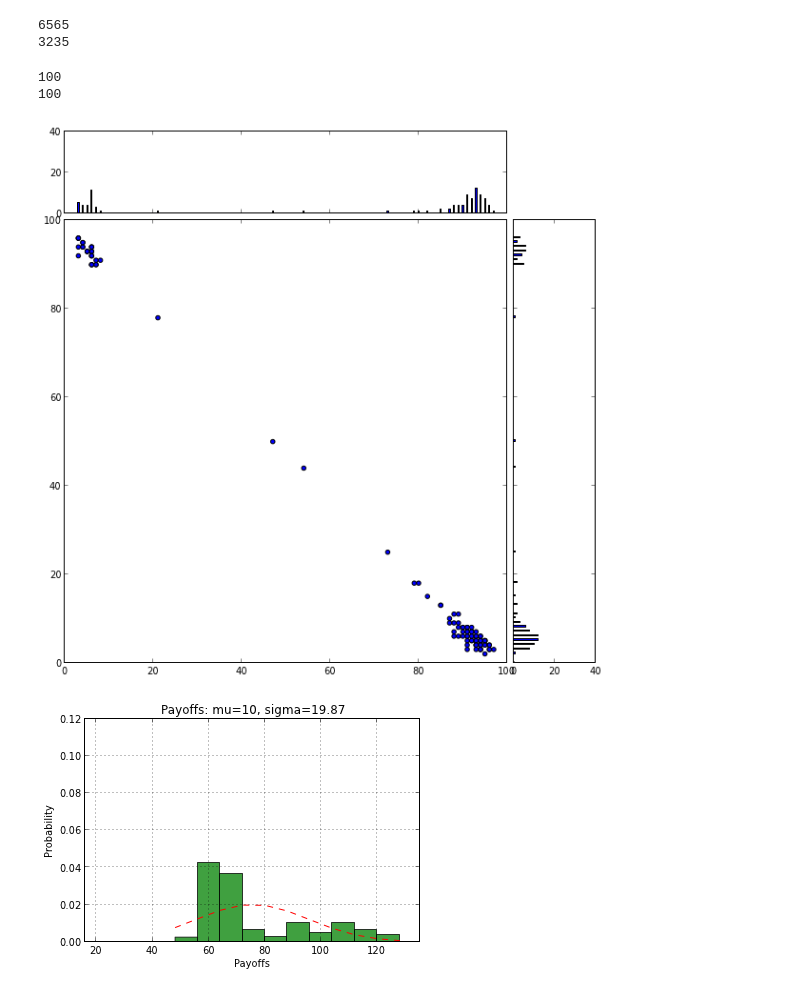
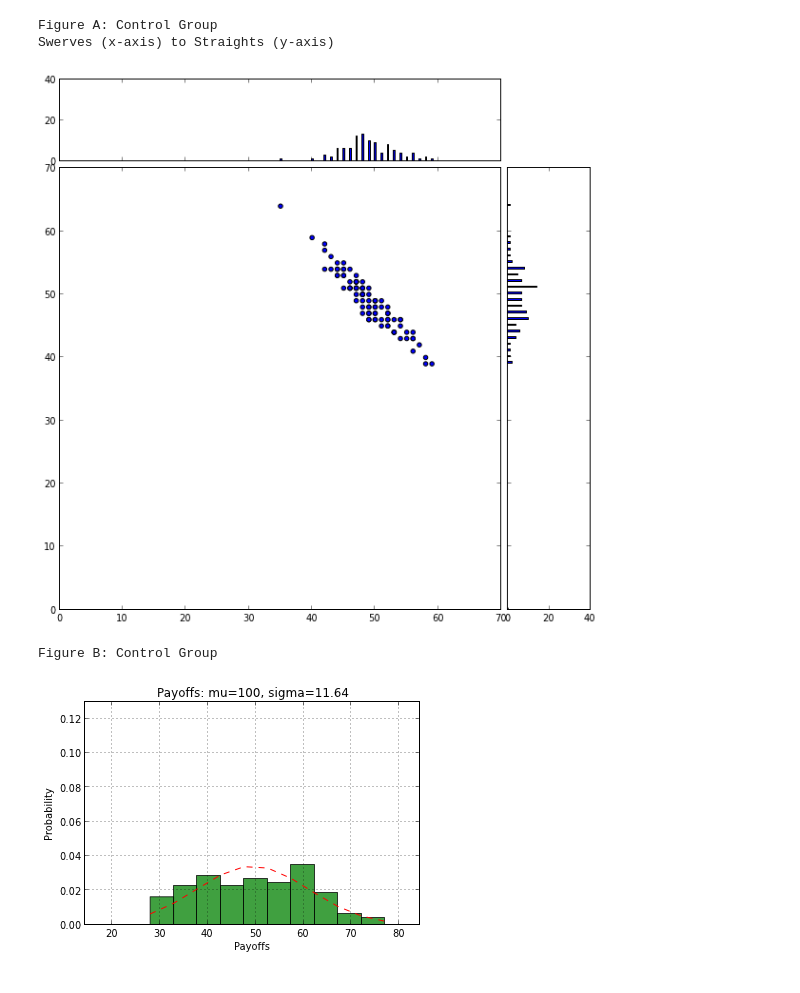
Before and after one commit to WenjingWang1001/css610, a Jupyter notebook: ziagent_game/analysis.ipynb, the cells around one changed output. Cells and saved outputs as stored; diff of their text form; code cells hidden in the pictures.

Commit message:
Analysis updates & a little clean up.

```diff
--- a/ziagent_game/analysis.ipynb
+++ b/ziagent_game/analysis.ipynb
@@ -17,0 +17,24 @@ Part A:
+# %%
+from ziagent_game import play_game
+from ziagent_game.agents import Agent
+from ziagent_game.graphs import graph_moves, graph_payoffs
+
+def run_and_graph(p, r, m, g_type):
+    ''' Function to run games & analysis for all game variations.'''
+    play_game.run(players, rounds, memory)
+
+    # Create a list of agents to evaluate
+    agents = Agent.instances
+    swerves = []
+    straights = []
+    payoffs = []
+    for a in agents:
+        swerves.append(a[2])
+        straights.append(a[3])
+        payoffs.append(a[4])
+
+    print "Figure A: %s" % g_type
+    graph_moves(swerves, straights)
+
+    print "Figure B: %s" % g_type
+    graph_payoffs(payoffs, rounds)
@@ -18,8 +45,12 @@ Part A:
 # %%
-from ziagent_game import play_game
-from ziagent_game.agents import Agent
-
 players = 100
 rounds = 100
 memory = 0
-play_game.run(players, rounds, memory)
+g_type = 'Control Group'
+run_and_graph(players, rounds, memory, g_type)
+# %% [output]
+Figure A: Control Group
+Swerves (x-axis) to Straights (y-axis)
+[figure, added]
+Figure B: Control Group
+[figure, added]
@@ -30,35 +56,0 @@ agents = Agent.instances
-# %%
-swerves = 0
-straights = 0
-for a in agents:
-    swerves += a[2]
-    straights += a[3]
-print swerves
-print straights
-# %% [output]
-6565
-3235
-# %%
-moves = []
-swerves = []
-straights = []
-payoffs = []
-for a in agents:
-    moves.append((a[2], a[3]))
-    swerves.append(a[2])
-    straights.append(a[3])
-    payoffs.append(a[4])
-
-print len(swerves)
-print len(straights)
-# %% [output]
-100
-100
-# %%
-graph_moves(swerves, straights)
-# %% [output]
-[figure, removed]
-# %%
-graph_payoffs(payoffs, 10)
-# %% [output]
-[figure, removed]
```
Also changed, not shown: parts of 19 cells of this notebook, 2 other files.
